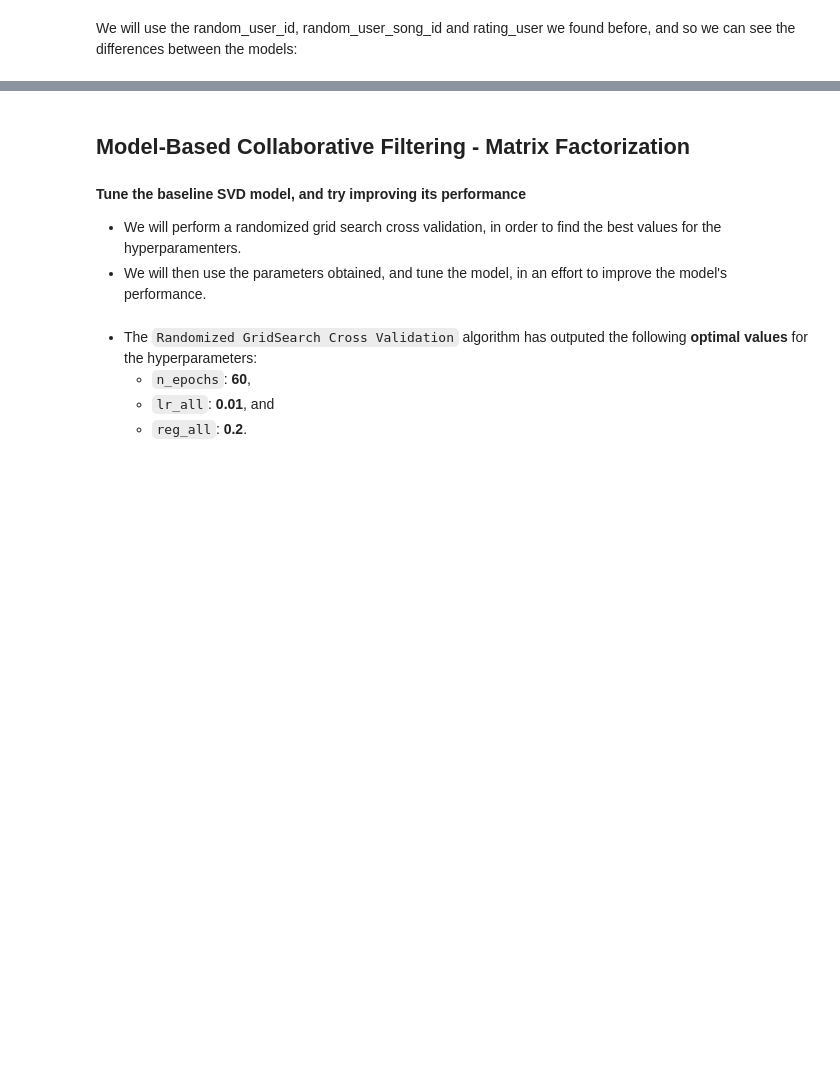
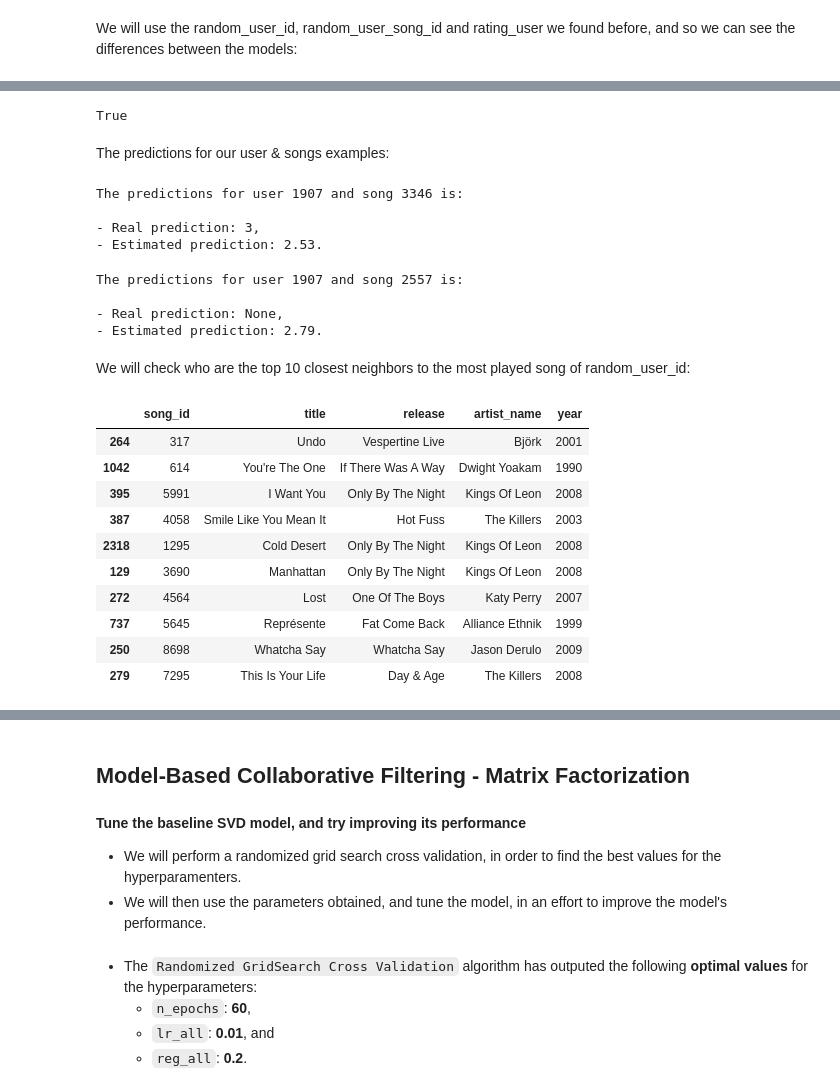
Before and after one commit to ariel-hedvat/AdvancedMLDLCourseAssignments, a Jupyter notebook: finalProject/Recommendation_System_Project_Group_4.ipynb, the cells around one changed output, grey strips where cells are left out. Saved outputs shown, nothing was run; the diff lists cells and outputs as text; code cells hidden in the pictures; blank space fills up the shorter version.

```diff
--- a/finalProject/Recommendation_System_Project_Group_4.ipynb
+++ b/finalProject/Recommendation_System_Project_Group_4.ipynb
@@ -2312,0 +2418,57 @@ We will use the random_user_id, random_user_song_id and rating_user we found bef
+# %%
+random_user_id in users_listen
+# %% [output]
+True
+# %% [markdown]
+The predictions for our user & songs examples:
+# %%
+# Predicting play_count for a sample user with a listened song.
+listen_count_predict(sim_item_item_optimized, random_user_id, listen_song_id, rating_user)
+# %% [output]
+The predictions for user 1907 and song 3346 is:
+
+- Real prediction: 3,
+- Estimated prediction: 2.53.
+# %%
+# Predicting listen_count for the sample user with a listened song.
+listen_count_predict(sim_item_item_optimized, random_user_id, not_listen_song_id)
+# %% [output]
+The predictions for user 1907 and song 2557 is:
+
+- Real prediction: None,
+- Estimated prediction: 2.79.
+# %% [markdown]
+We will check who are the top 10 closest neighbors to the most played song of random_user_id:
+# %%
+# Get the inner ID for the random_user_id
+inner_user_id = trainset.to_inner_uid(random_user_id)
+
+# Get the ratings of all items (songs) for the specified user
+user_ratings = trainset.ur[inner_user_id]
+
+# Find the item with the highest rating
+most_rated_song = max(user_ratings, key=lambda x: x[1])
+
+# Get the inner ID of the most rated song
+most_rated_song_inner_id = most_rated_song[0]
+
+# Get the inner IDs of the 10 most similar items to the user's most rated song
+similar_item_inner_ids = sim_item_item_optimized.get_neighbors(most_rated_song_inner_id, 10)
+
+# Map the inner IDs to their corresponding song IDs
+similar_song_ids = [trainset.to_raw_iid(inner_id) for inner_id in similar_item_inner_ids]
+
+# Show information about the top 10 closest songs
+get_song_info(similar_song_ids, df_final)
+# %% [output]
+|  | song_id | title | release | artist_name | year |
+| 264 | 317 | Undo | Vespertine Live | Björk | 2001 |
+| 1042 | 614 | You're The One | If There Was A Way | Dwight Yoakam | 1990 |
+| 395 | 5991 | I Want You | Only By The Night | Kings Of Leon | 2008 |
+| 387 | 4058 | Smile Like You Mean It | Hot Fuss | The Killers | 2003 |
+| 2318 | 1295 | Cold Desert | Only By The Night | Kings Of Leon | 2008 |
+| 129 | 3690 | Manhattan | Only By The Night | Kings Of Leon | 2008 |
+| 272 | 4564 | Lost | One Of The Boys | Katy Perry | 2007 |
+| 737 | 5645 | Représente | Fat Come Back | Alliance Ethnik | 1999 |
+| 250 | 8698 | Whatcha Say | Whatcha Say | Jason Derulo | 2009 |
+| 279 | 7295 | This Is Your Life | Day & Age | The Killers | 2008 |
```
Also changed, not shown: parts of 45 cells of this notebook.
